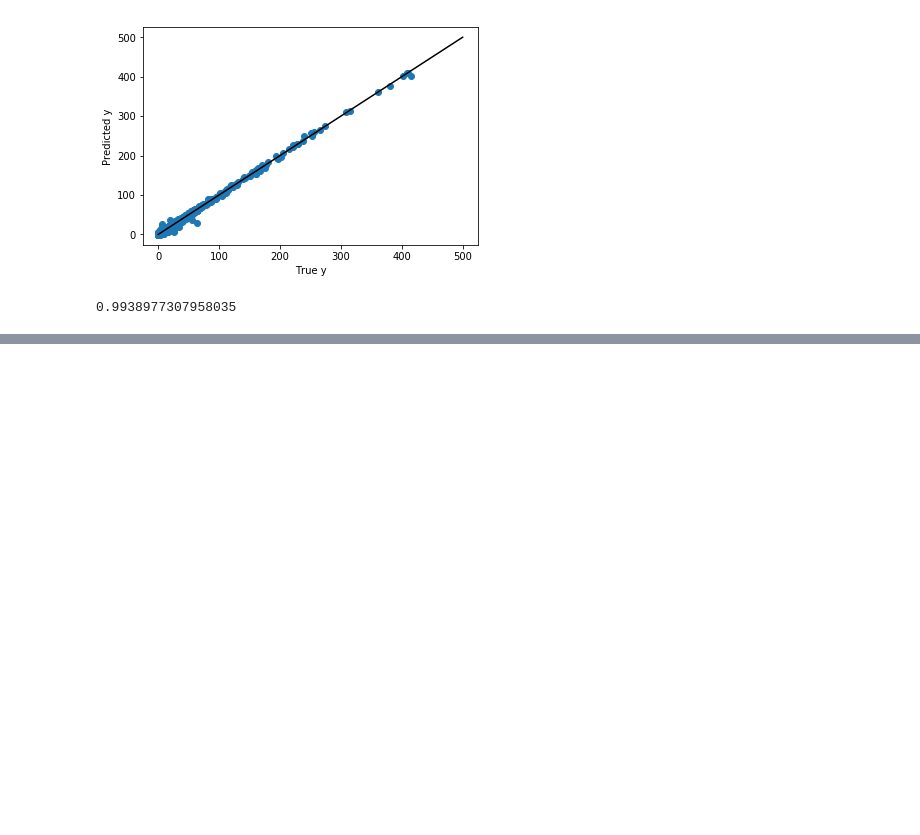
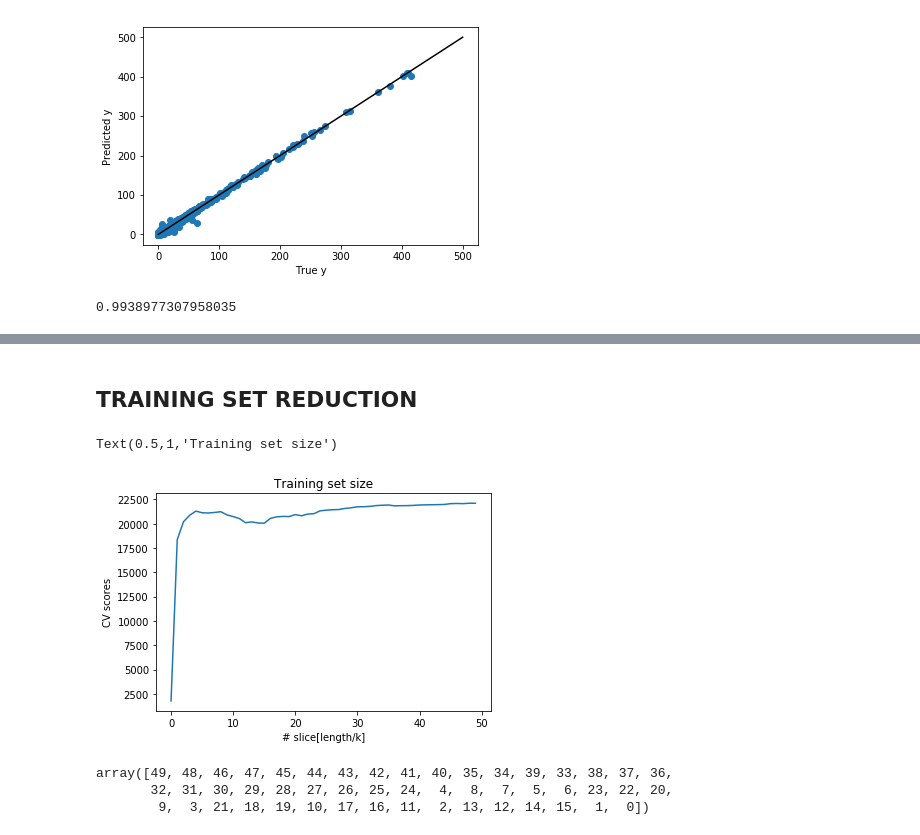
Before and after one commit to zweili/ml_project_2, a Jupyter notebook: projet_2.ipynb, the cells around one changed output, grey strips where cells are left out. Saved outputs shown, nothing was run; the diff lists cells and outputs as text; code cells hidden in the pictures; blank space fills up the shorter version.

```diff
--- a/projet_2.ipynb
+++ b/projet_2.ipynb
@@ -279,0 +344,35 @@ Name: 0, Length: 13362, dtype: float64
+# %% [markdown]
+## TRAINING SET REDUCTION
+# %%
+# Check performance of pca models with diff training set size // n_components = 100 determined in the above cell
+def compute_min_set(X,y):
+    """Compute cross-validation on pca model with different training set size"""
+
+    pca = PCA(n_components=100)
+    pca_scores = []
+    length = X.shape[0]
+    k = 50
+    div = round(length/k)
+    for i in range(k):
+        pca_scores.append(np.mean(cross_val_score(pca,X.iloc[:(1+i)*div,:],y[:(1+i)*div], cv=3)))
+        print(i)
+    return pca_scores
+# %%
+# compute cv_score of pca model with increasing training set size
+min_set_score = compute_min_set(x_tr,y_tr)
+# %%
+# Display plot
+plt.plot(min_set_score)
+plt.ylabel("CV scores")
+plt.xlabel("# slice[length/k]")
+plt.title("Training set size")
+# %% [output]
+Text(0.5,1,'Training set size')
+[figure, added]
+# %%
+# index of the highest to the lowest values
+np.argsort(min_set_score)[::-1]
+# %% [output]
+array([49, 48, 46, 47, 45, 44, 43, 42, 41, 40, 35, 34, 39, 33, 38, 37, 36,
+       32, 31, 30, 29, 28, 27, 26, 25, 24,  4,  8,  7,  5,  6, 23, 22, 20,
+        9,  3, 21, 18, 19, 10, 17, 16, 11,  2, 13, 12, 14, 15,  1,  0])
```
Also changed, not shown: parts of 31 cells of this notebook, 1 other file.
